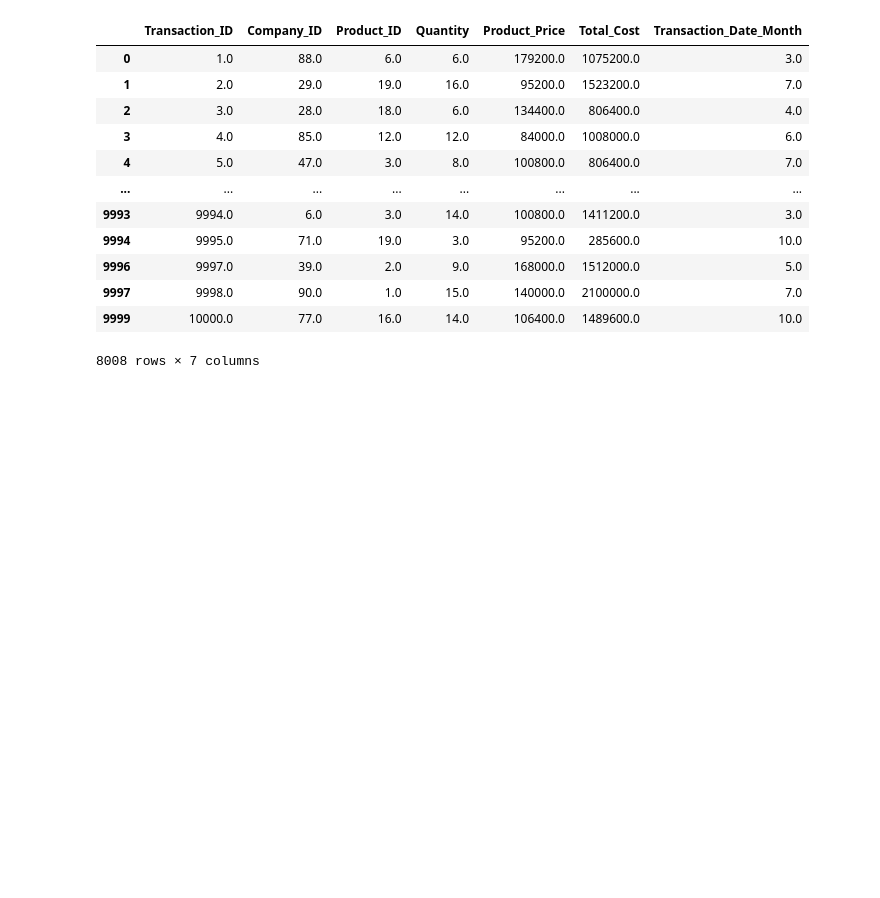
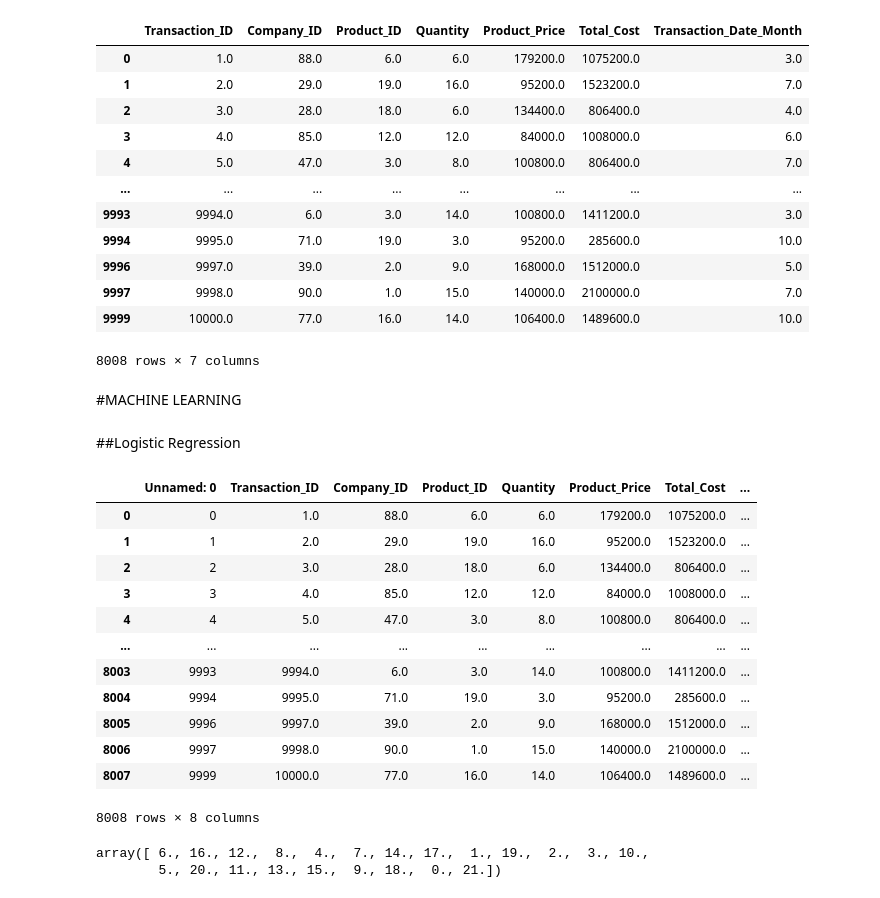
Before and after one commit to zephyrstorm123/MO-IT134-MachineLearning, a Jupyter notebook: Milestone_1_Machine_Learning.ipynb, the cells around one changed output. Drawn from its saved outputs; the diff is of its cells as text; code cells hidden in the pictures; blank space fills up the shorter version.

```diff
--- a/Milestone_1_Machine_Learning.ipynb
+++ b/Milestone_1_Machine_Learning.ipynb
@@ -760,3 +760,43 @@ transaction_merged_df
 8008 rows × 7 columns
 # %%
 transaction_merged_df.to_csv('/content/drive/MyDrive/MO-IT134-Machine Learning-S3101-Quitay, Dejucos, Mallorca/transaction_clean_merged_df.csv')
+# %% [markdown]
+#MACHINE LEARNING
+# %% [markdown]
+##Logistic Regression
+# %%
+import pandas as pd
+import numpy as np
+import matplotlib.pyplot as plt
+import seaborn as sns
+
+#import sklearn
+
+from sklearn.preprocessing import StandardScaler
+from sklearn.model_selection import train_test_split
+from sklearn.linear_model import LogisticRegression
+from sklearn.metrics import accuracy_score, confusion_matrix, classification_report
+
+#Open data
+transaction_clean_merged_df = pd.read_csv('/content/drive/MyDrive/MO-IT134-Machine Learning-S3101-Quitay, Dejucos, Mallorca/transaction_clean_merged_df.csv')
+# %%
+transaction_clean_merged_df
+# %% [output]
+|  | Unnamed: 0 | Transaction_ID | Company_ID | Product_ID | Quantity | Product_Price | Total_Cost | ... |
+| 0 | 0 | 1.0 | 88.0 | 6.0 | 6.0 | 179200.0 | 1075200.0 | ... |
+| 1 | 1 | 2.0 | 29.0 | 19.0 | 16.0 | 95200.0 | 1523200.0 | ... |
+| 2 | 2 | 3.0 | 28.0 | 18.0 | 6.0 | 134400.0 | 806400.0 | ... |
+| 3 | 3 | 4.0 | 85.0 | 12.0 | 12.0 | 84000.0 | 1008000.0 | ... |
+| 4 | 4 | 5.0 | 47.0 | 3.0 | 8.0 | 100800.0 | 806400.0 | ... |
+| ... | ... | ... | ... | ... | ... | ... | ... | ... |
+| 8003 | 9993 | 9994.0 | 6.0 | 3.0 | 14.0 | 100800.0 | 1411200.0 | ... |
+| 8004 | 9994 | 9995.0 | 71.0 | 19.0 | 3.0 | 95200.0 | 285600.0 | ... |
+| 8005 | 9996 | 9997.0 | 39.0 | 2.0 | 9.0 | 168000.0 | 1512000.0 | ... |
+| 8006 | 9997 | 9998.0 | 90.0 | 1.0 | 15.0 | 140000.0 | 2100000.0 | ... |
+| 8007 | 9999 | 10000.0 | 77.0 | 16.0 | 14.0 | 106400.0 | 1489600.0 | ... |
+8008 rows × 8 columns
+# %%
+transaction_clean_merged_df['Quantity'].unique()
+# %% [output]
+array([ 6., 16., 12.,  8.,  4.,  7., 14., 17.,  1., 19.,  2.,  3., 10.,
+        5., 20., 11., 13., 15.,  9., 18.,  0., 21.])
```
Also changed, not shown: parts of 22 cells of this notebook.
